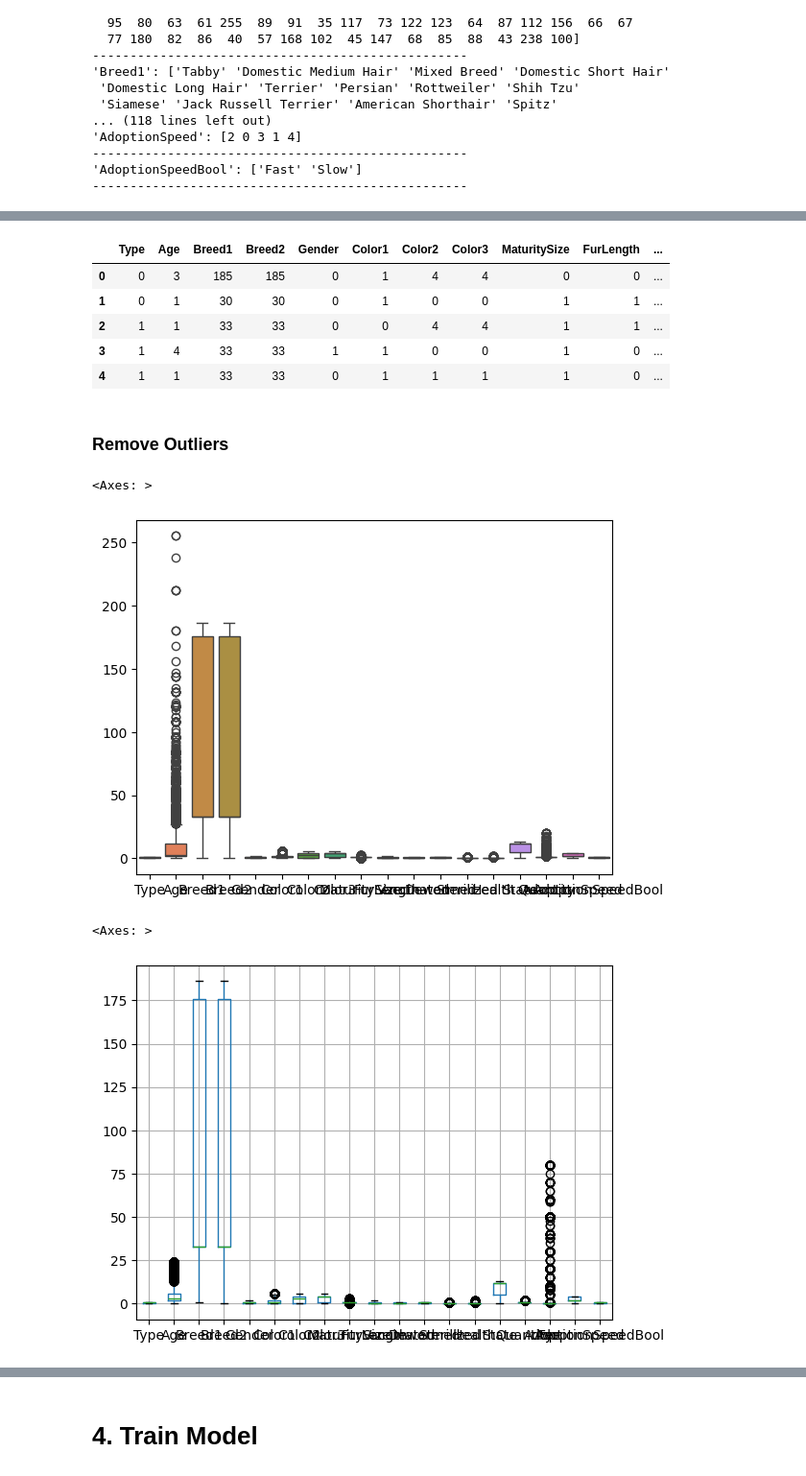
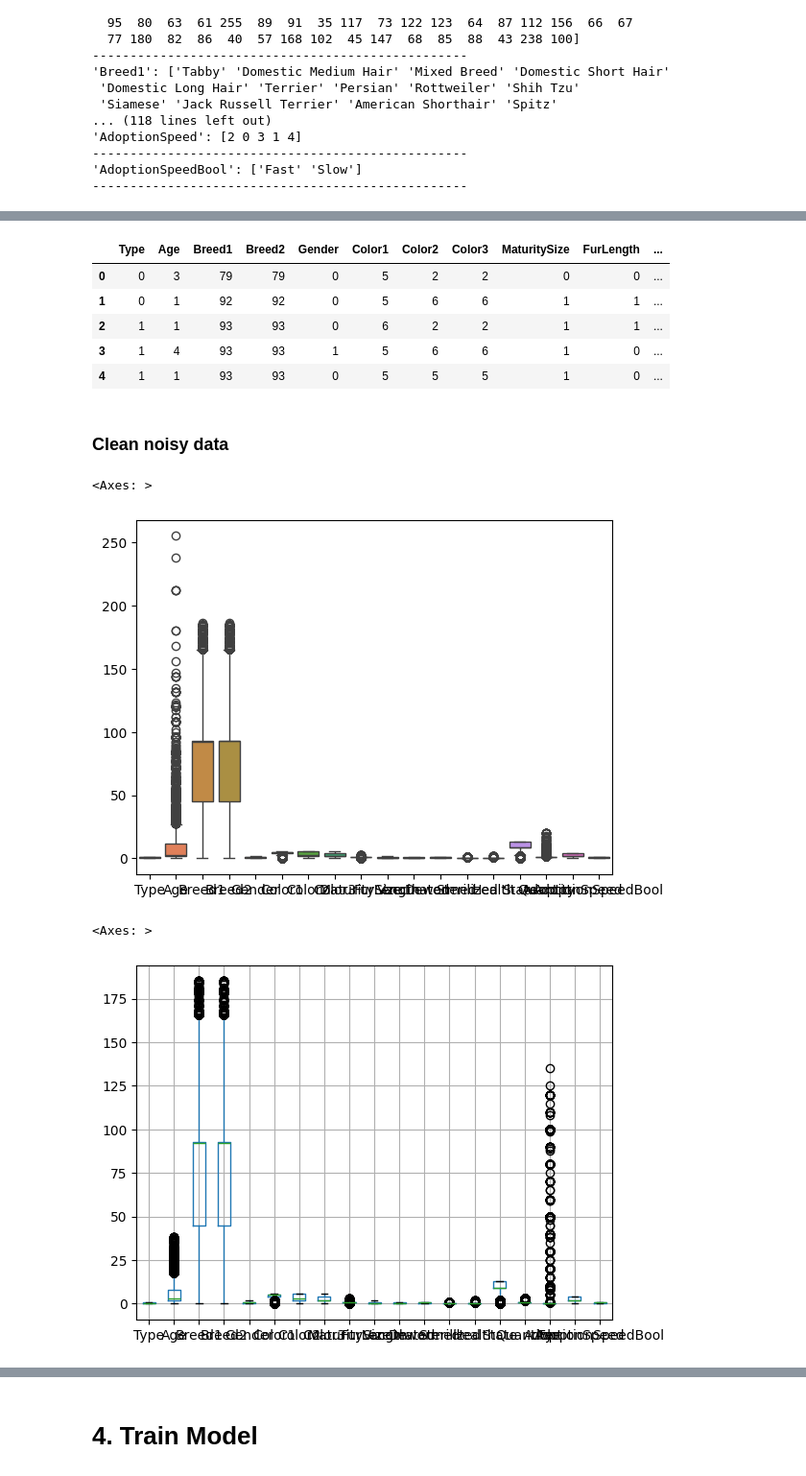
Before and after one commit to Kearskill/meow, a Jupyter notebook: XGBoost.ipynb, the cells around one changed output, grey strips where cells are left out. Shown at 96% size. Drawn from its saved outputs; the diff is of its cells as text; code cells hidden in the pictures.

```diff
--- a/XGBoost.ipynb
+++ b/XGBoost.ipynb
@@ -74,0 +129,6 @@ dtype: int64
+# %%
+# Duplicates found, dropping
+df = df.drop_duplicates()
+
+# Check the duplicate rows after dropping
+print(df.duplicated().sum())
@@ -192,13 +280,13 @@ memory usage: 2.2 MB
 df.head()
 # %% [output]
 |  | Type | Age | Breed1 | Breed2 | Gender | Color1 | Color2 | Color3 | MaturitySize | FurLength | ... |
-| 0 | 0 | 3 | 185 | 185 | 0 | 1 | 4 | 4 | 0 | 0 | ... |
-| 1 | 0 | 1 | 30 | 30 | 0 | 1 | 0 | 0 | 1 | 1 | ... |
-| 2 | 1 | 1 | 33 | 33 | 0 | 0 | 4 | 4 | 1 | 1 | ... |
-| 3 | 1 | 4 | 33 | 33 | 1 | 1 | 0 | 0 | 1 | 0 | ... |
-| 4 | 1 | 1 | 33 | 33 | 0 | 1 | 1 | 1 | 1 | 0 | ... |
+| 0 | 0 | 3 | 79 | 79 | 0 | 5 | 2 | 2 | 0 | 0 | ... |
+| 1 | 0 | 1 | 92 | 92 | 0 | 5 | 6 | 6 | 1 | 1 | ... |
+| 2 | 1 | 1 | 93 | 93 | 0 | 6 | 2 | 2 | 1 | 1 | ... |
+| 3 | 1 | 4 | 93 | 93 | 1 | 5 | 6 | 6 | 1 | 0 | ... |
+| 4 | 1 | 1 | 93 | 93 | 0 | 5 | 5 | 5 | 1 | 0 | ... |
-# %% [markdown]
-### Remove Outliers
+# %% [markdown]
+### Clean noisy data
 # %%
 import seaborn as sns
 import matplotlib.pyplot as plt
@@ -206,14 +294,13 @@ import matplotlib.pyplot as plt
 sns.boxplot(df.drop(["Fee"], axis=1))
 # %% [output]
 <Axes: >
-[figure, old version]
+[figure, new version]
 # %%
 from scipy import stats
-df=df[(np.abs(stats.zscore(df['Age'])) < 0.75)]
-df=df[(np.abs(stats.zscore(df['Quantity'])) < 0.75)]
-df['Fee'] = df['Fee'].fillna(df['Fee'].mean())
-df=df[(np.abs(stats.zscore(df['Fee'])) < 0.75)]
+df=df[(np.abs(stats.zscore(df['Age'])) < 1.5)]
+df=df[(np.abs(stats.zscore(df['Quantity'])) < 1.5)]
+df=df[(np.abs(stats.zscore(df['Fee'])) < 1.5)]
 df.boxplot()
 # %% [output]
 <Axes: >
-[figure, old version]
+[figure, new version]
```
Also changed, not shown: parts of 42 cells of this notebook, 1 other file.
